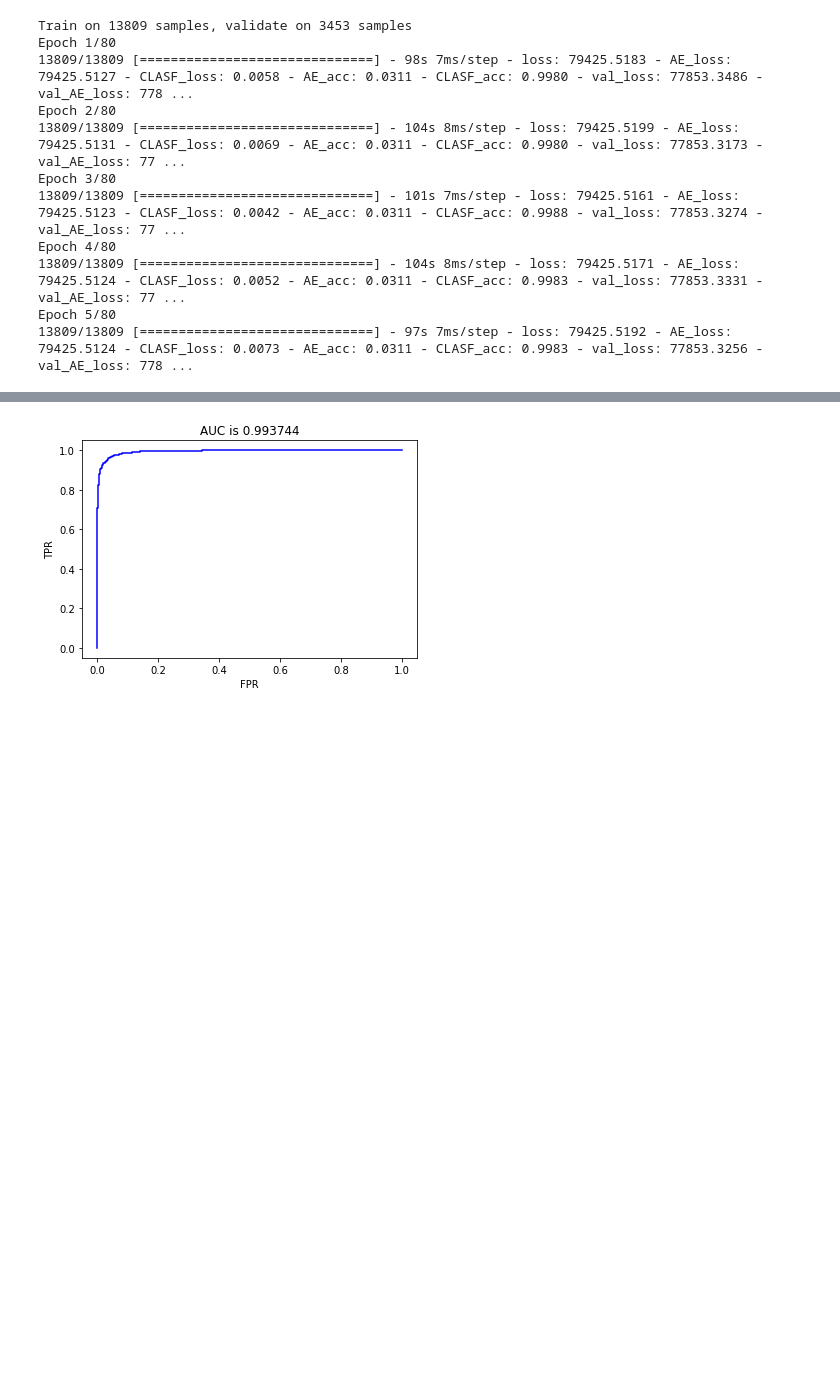
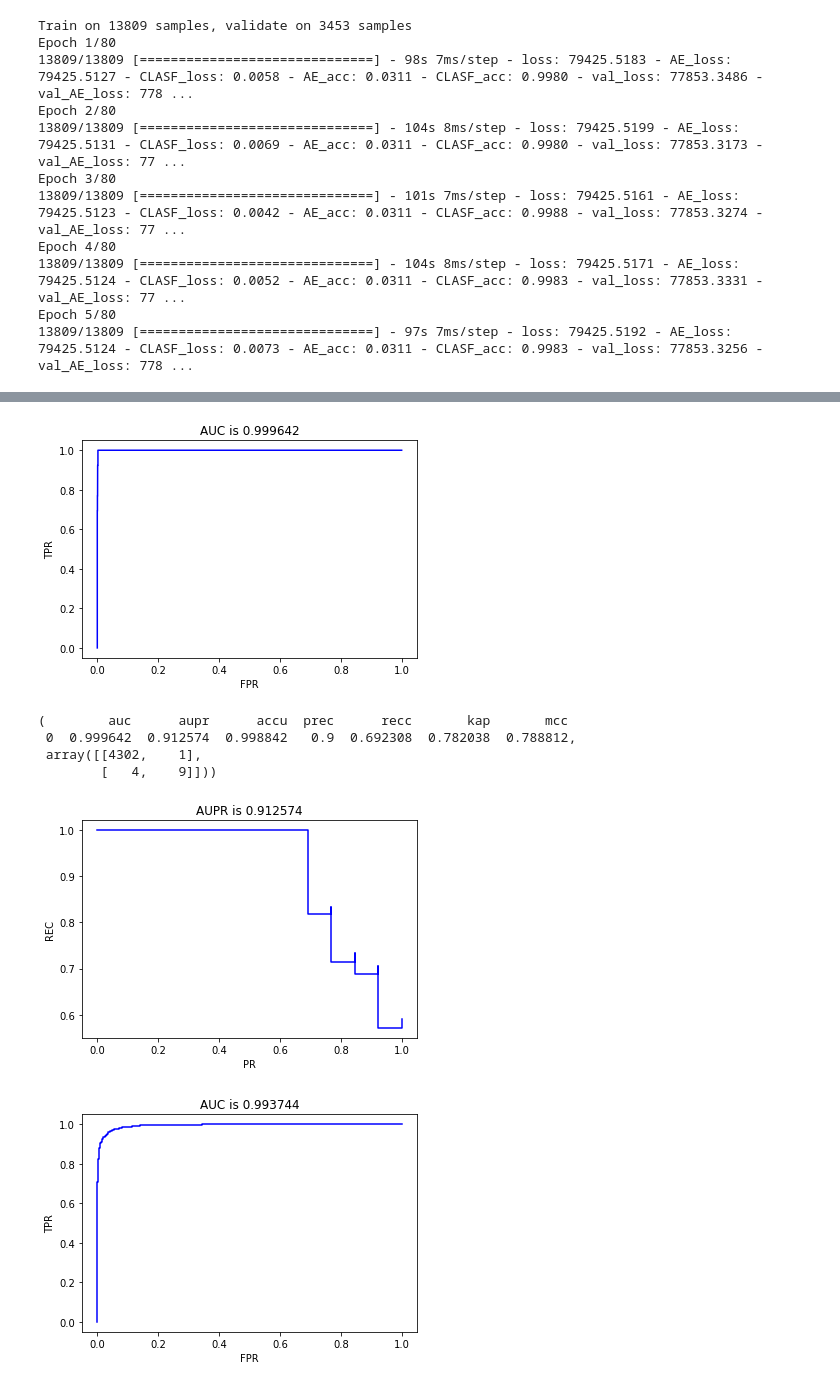
Before and after one commit to ruanhq/ML_Projects, a Jupyter notebook: LSTM_text_classifier/ML_Text_Classification.ipynb, the cells around one changed output, grey strips where cells are left out. Cells and saved outputs as stored; diff of their text form; code cells hidden in the pictures; blank space fills up the shorter version.

```diff
--- a/LSTM_text_classifier/ML_Text_Classification.ipynb
+++ b/LSTM_text_classifier/ML_Text_Classification.ipynb
@@ -253,3 +255,20 @@ Epoch 14/80
 13809/13809 [==============================] - 30s 2ms/step - loss: 0.6818 - acc: 0.9467 - val_loss: 0.0908 - val_acc: 0.9708
 Epoch 15/80
 13809/13809 [==============================] - 31s 2ms/step - loss: 0.6662 - acc: 0.9493 - val_loss: 0.0894 - val_acc: 0.9702
+# %%
+##########
+callbacks = [EarlyStopping(monitor='val_acc', patience=3),
+             ModelCheckpoint(filepath='best_model_simple_RNN_cocoa.h5', monitor = 'val_acc')]
+es = callbacks
+score_earn0 = []
+acc_earn0 = []
+cv_pred_0c = np.zeros([n_t])
+score_pred_0c = np.zeros([n_t])
+test_pred_0c = np.zeros([n_v])
+ind = 0
+model = GRU_simple()
+model.fit(X_train_c, Y_train_c, batch_size = 128, validation_split = 0.2, epochs = 80, callbacks = callbacks)
+pred_test = model.predict(X_test_c)
+test_pred_0c = pred_test.reshape(-1)
+
+ind += 1
@@ -822,3 +918,12 @@ def cal_score(Y_label, scoring):
+# %%
+cal_score(Y_test_c, test_pred_0c)
+# %% [output]
+[figure, added]
+(        auc      aupr      accu  prec      recc       kap       mcc
+ 0  0.999642  0.912574  0.998842   0.9  0.692308  0.782038  0.788812,
+ array([[4302,    1],
+        [   4,    9]]))
+[figure, added]
 # %%
 #Print out the performance for each of the model:
 #Start from GRU:
```
Also changed, not shown: parts of 10 cells of this notebook, 38 other files.
